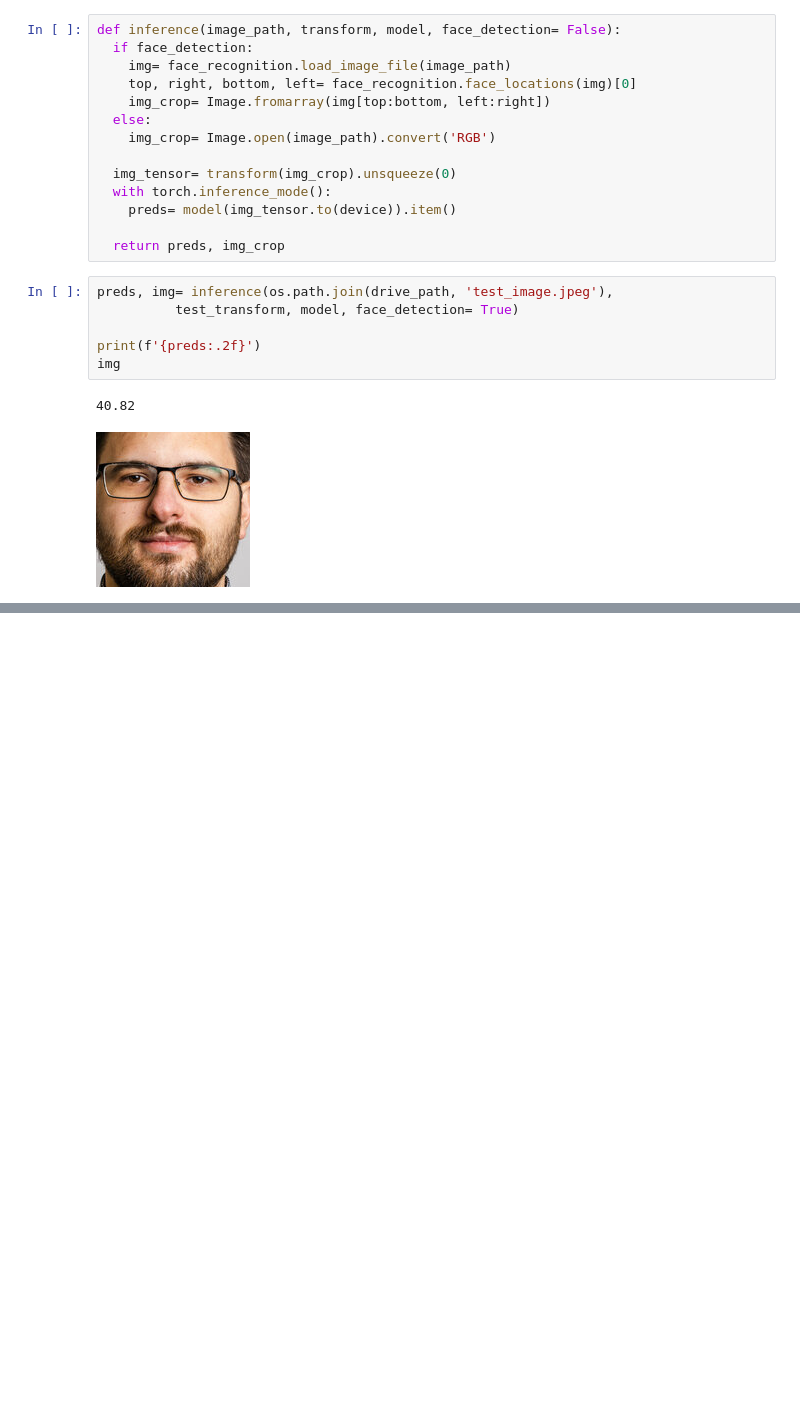
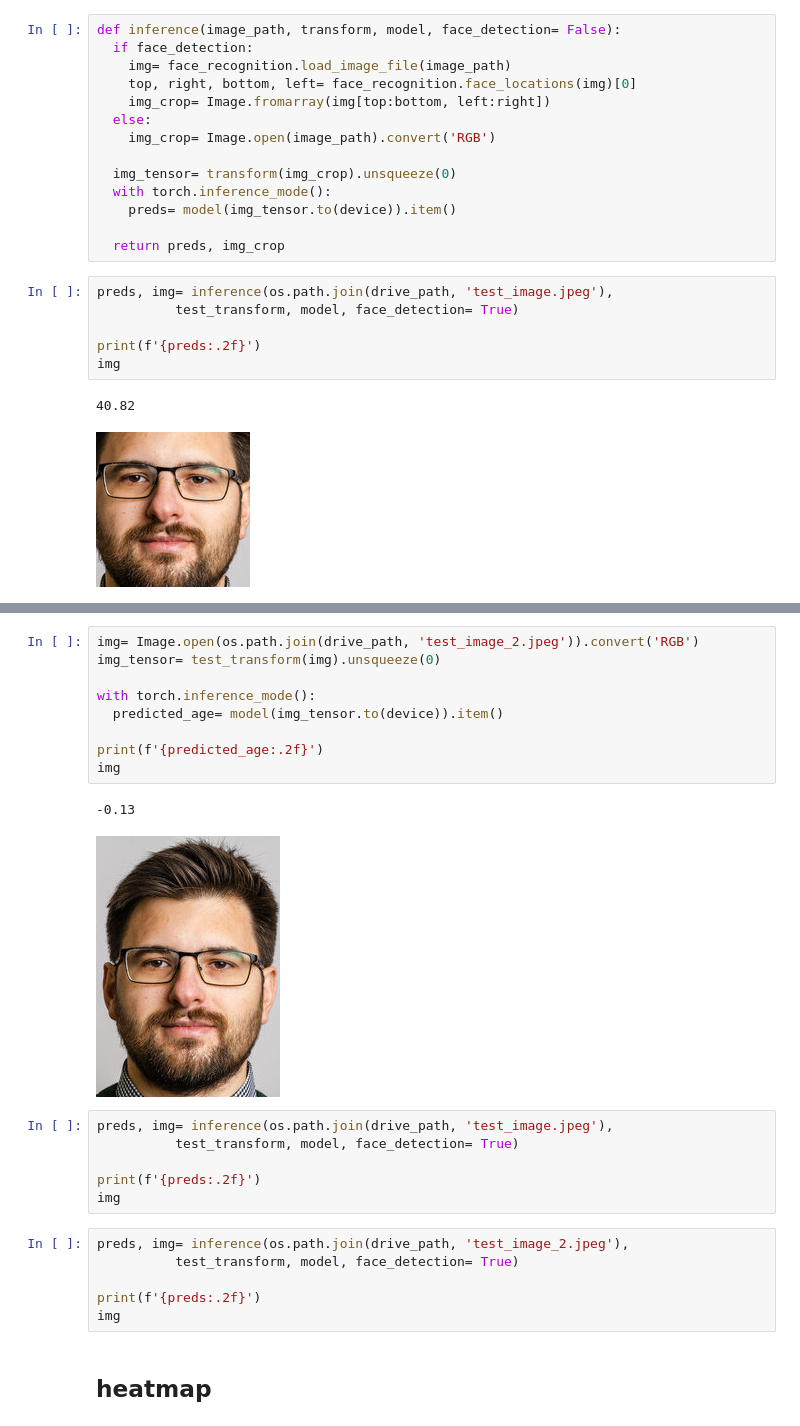
Before and after one commit to Amir-Hofo/Age_Gender_Race_Estimation_with_Resnet, a Jupyter notebook: Age_Gender_Race_Estimation_with_Resnet50.ipynb, the cells around one changed output, grey strips where cells are left out. Cells and saved outputs as stored; diff of their text form; blank space fills up the shorter version.

```diff
--- a/Age_Gender_Race_Estimation_with_Resnet50.ipynb
+++ b/Age_Gender_Race_Estimation_with_Resnet50.ipynb
@@ -710,0 +771,26 @@ img
+# %%
+img= Image.open(os.path.join(drive_path, 'test_image_2.jpeg')).convert('RGB')
+img_tensor= test_transform(img).unsqueeze(0)
+
+with torch.inference_mode():
+  predicted_age= model(img_tensor.to(device)).item()
+
+print(f'{predicted_age:.2f}')
+img
+# %% [output]
+-0.13
+[figure, added]
+# %%
+preds, img= inference(os.path.join(drive_path, 'test_image.jpeg'),
+          test_transform, model, face_detection= True)
+
+print(f'{preds:.2f}')
+img
+# %%
+preds, img= inference(os.path.join(drive_path, 'test_image_2.jpeg'),
+          test_transform, model, face_detection= True)
+
+print(f'{preds:.2f}')
+img
+# %% [markdown]
+## heatmap
```
Also changed, not shown: parts of 24 cells of this notebook, 2 other files.
